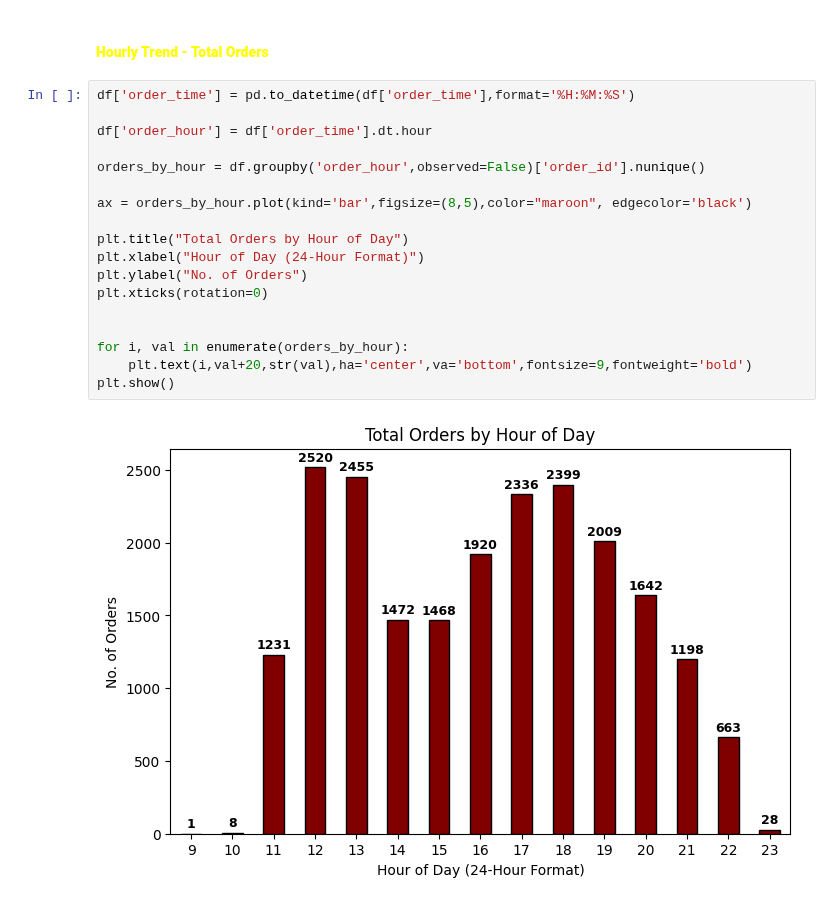
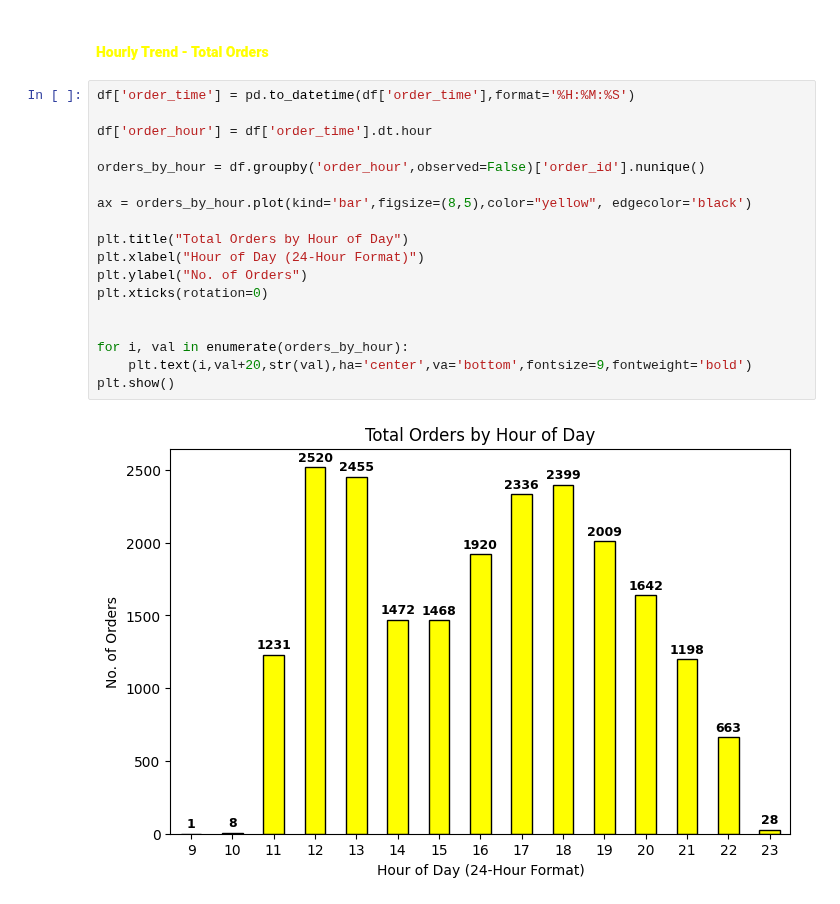
Before and after one commit to AnkitBhagat17/Data_Visualization, a Jupyter notebook: Python Project/Pizaa_Sales.ipynb, the cells around one changed output. Drawn from its saved outputs; the diff is of its cells as text.

Commit message:
Chart's

```diff
--- a/Python Project/Pizaa_Sales.ipynb
+++ b/Python Project/Pizaa_Sales.ipynb
@@ -230,20 +230,20 @@ plt.show()
 # %%
 df['order_time'] = pd.to_datetime(df['order_time'],format='%H:%M:%S')
 
 df['order_hour'] = df['order_time'].dt.hour
 
 orders_by_hour = df.groupby('order_hour',observed=False)['order_id'].nunique()
 
-ax = orders_by_hour.plot(kind='bar',figsize=(8,5),color="maroon", edgecolor='black')
+ax = orders_by_hour.plot(kind='bar',figsize=(8,5),color="yellow", edgecolor='black')
 
 plt.title("Total Orders by Hour of Day")
 plt.xlabel("Hour of Day (24-Hour Format)")
 plt.ylabel("No. of Orders")
 plt.xticks(rotation=0)
 
 
 for i, val in enumerate(orders_by_hour):
     plt.text(i,val+20,str(val),ha='center',va='bottom',fontsize=9,fontweight='bold')
 plt.show()
 # %% [output]
-[figure, old version]
+[figure, new version]
```
